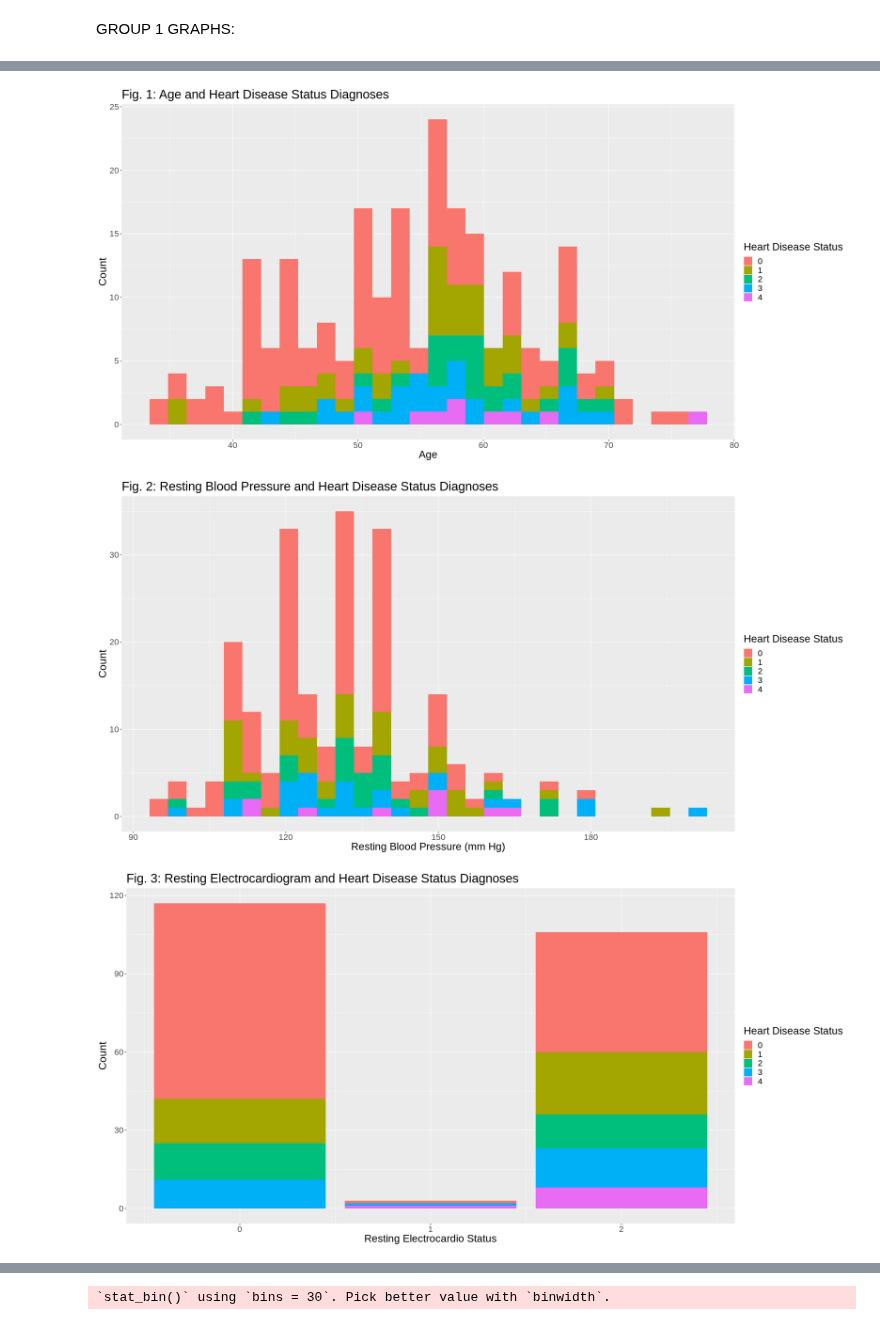
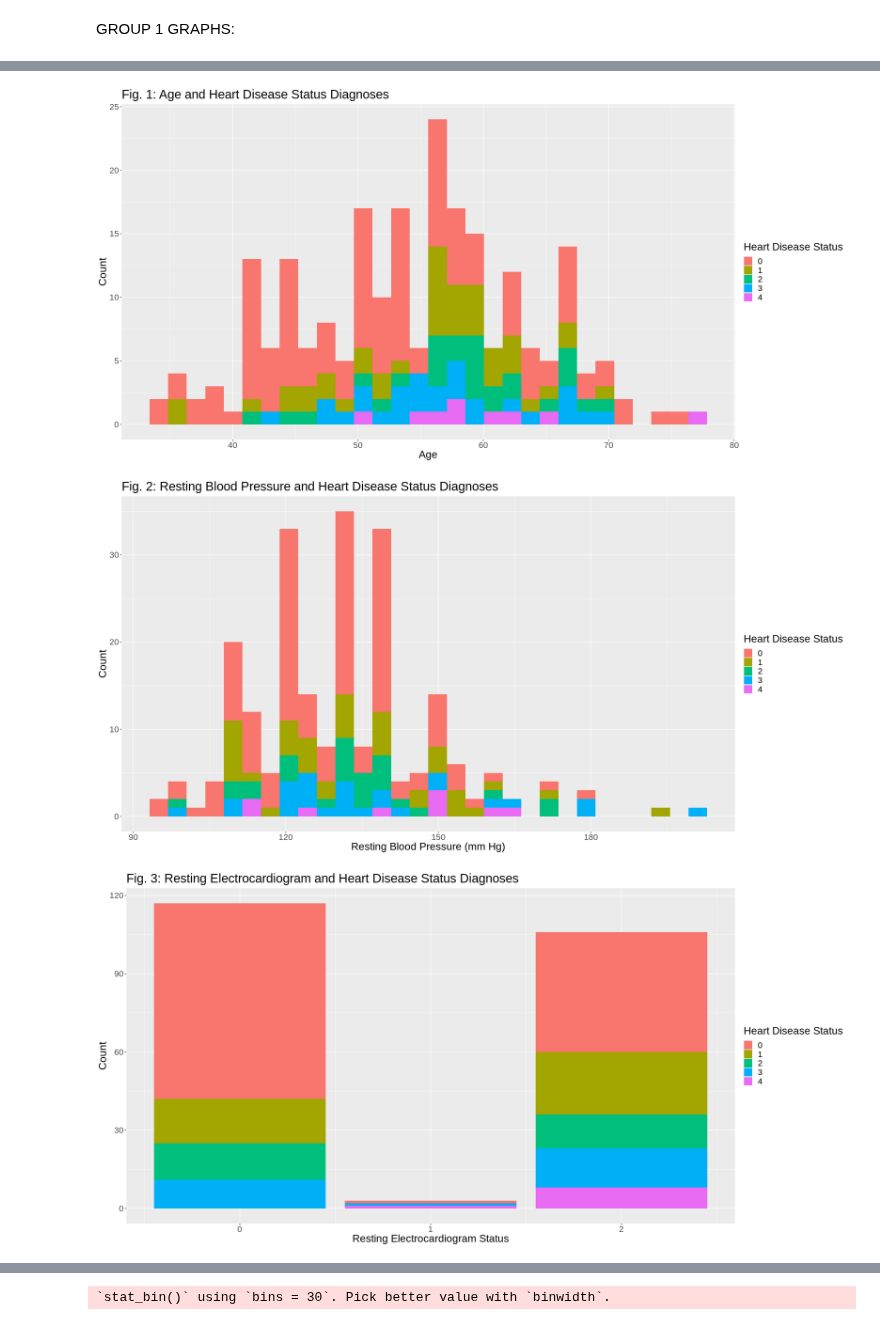
Before and after one commit to chenjerry623/DSCI100-Group17-Project, a Jupyter notebook: Group-17-Proposal.ipynb, the cells around one changed output, grey strips where cells are left out. Saved outputs shown, nothing was run; the diff lists cells and outputs as text; code cells hidden in the pictures.

```diff
--- a/Group-17-Proposal.ipynb
+++ b/Group-17-Proposal.ipynb
@@ -120,35 +122,35 @@ resting_age_plot <- ggplot(resting_train, aes(x = age)) +
     ggtitle("Fig. 1: Age and Heart Disease Status Diagnoses") +
     geom_histogram(aes(fill = result)) +
     xlab("Age") +
     ylab("Count") +
     labs(fill = "Heart Disease Status") +
     theme(text = element_text(size = 20))
 resting_age_plot
 
 resting_bps_plot <- ggplot(resting_train, aes(x = resting_blood_pressure)) +
     ggtitle("Fig. 2: Resting Blood Pressure and Heart Disease Status Diagnoses") +
     geom_histogram(aes(fill = result)) +
     xlab("Resting Blood Pressure (mm Hg)") +
     ylab("Count") +
     labs(fill = "Heart Disease Status") +
     theme(text = element_text(size = 20))
 resting_bps_plot
 
 resting_electro_plot <- ggplot(resting_train, aes(x = resting_electrocardio)) +
     ggtitle("Fig. 3: Resting Electrocardiogram and Heart Disease Status Diagnoses") +
     geom_bar(aes(fill = result)) +
-    xlab("Resting Electrocardio Status") +
+    xlab("Resting Electrocardiogram Status") +
     ylab("Count") +
     labs(fill = "Heart Disease Status") +
     theme(text = element_text(size = 20))
 resting_electro_plot
 # %% [output]
 `stat_bin()` using `bins = 30`. Pick better value with `binwidth`.
 
 `stat_bin()` using `bins = 30`. Pick better value with `binwidth`.
 [figure]
 [figure]
-[figure, old version]
+[figure, new version]
 # %% [markdown]
 GROUP 2 GRAPHS:
 
```
Also changed, not shown: parts of 4 cells of this notebook.
